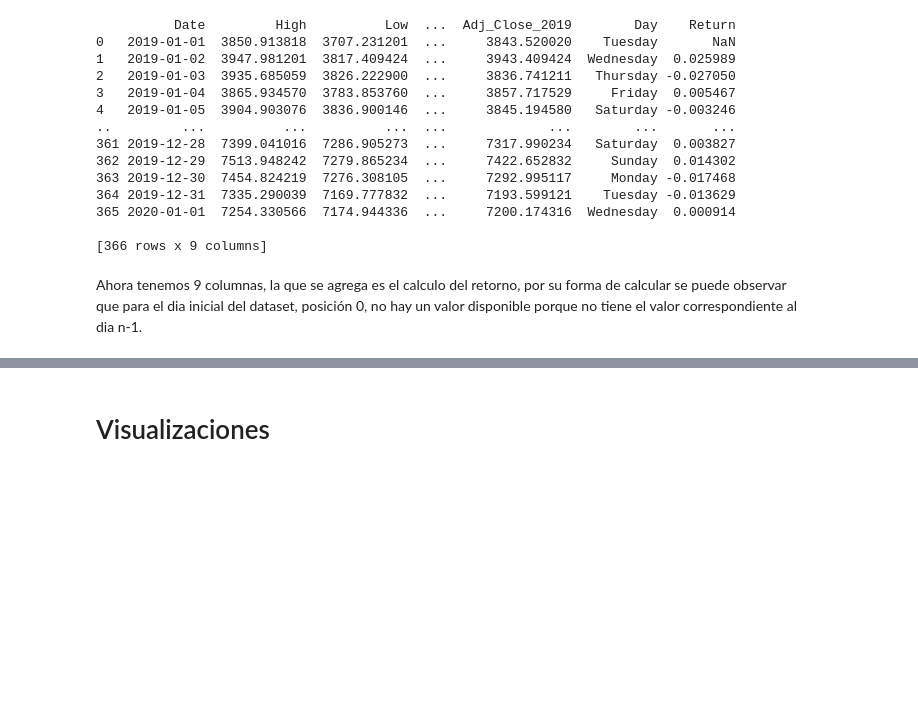
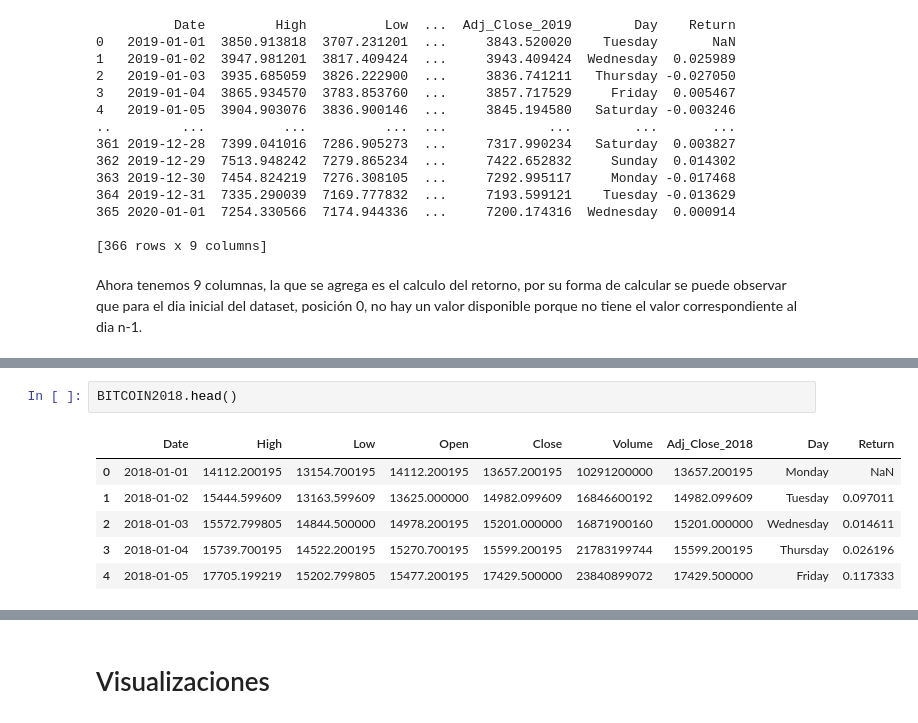
Before and after one commit to cristiandarioortegayubro/Google-Colaboratory-en-Ciencias-Economicas, a Jupyter notebook: Analisis_exploratorio_de_datos.ipynb, the cells around one changed output, grey strips where cells are left out. Saved outputs shown, nothing was run; the diff lists cells and outputs as text; blank space fills up the shorter version.

```diff
--- a/Analisis_exploratorio_de_datos.ipynb
+++ b/Analisis_exploratorio_de_datos.ipynb
@@ -196,0 +213,9 @@ Ahora tenemos 9 columnas, la que se agrega es el calculo del retorno, por su for
+# %%
+BITCOIN2018.head()
+# %% [output]
+|  | Date | High | Low | Open | Close | Volume | Adj_Close_2018 | Day | Return |
+| 0 | 2018-01-01 | 14112.200195 | 13154.700195 | 14112.200195 | 13657.200195 | 10291200000 | 13657.200195 | Monday | NaN |
+| 1 | 2018-01-02 | 15444.599609 | 13163.599609 | 13625.000000 | 14982.099609 | 16846600192 | 14982.099609 | Tuesday | 0.097011 |
+| 2 | 2018-01-03 | 15572.799805 | 14844.500000 | 14978.200195 | 15201.000000 | 16871900160 | 15201.000000 | Wednesday | 0.014611 |
+| 3 | 2018-01-04 | 15739.700195 | 14522.200195 | 15270.700195 | 15599.200195 | 21783199744 | 15599.200195 | Thursday | 0.026196 |
+| 4 | 2018-01-05 | 17705.199219 | 15202.799805 | 15477.200195 | 17429.500000 | 23840899072 | 17429.500000 | Friday | 0.117333 |
```
Also changed, not shown: parts of 11 cells of this notebook.
